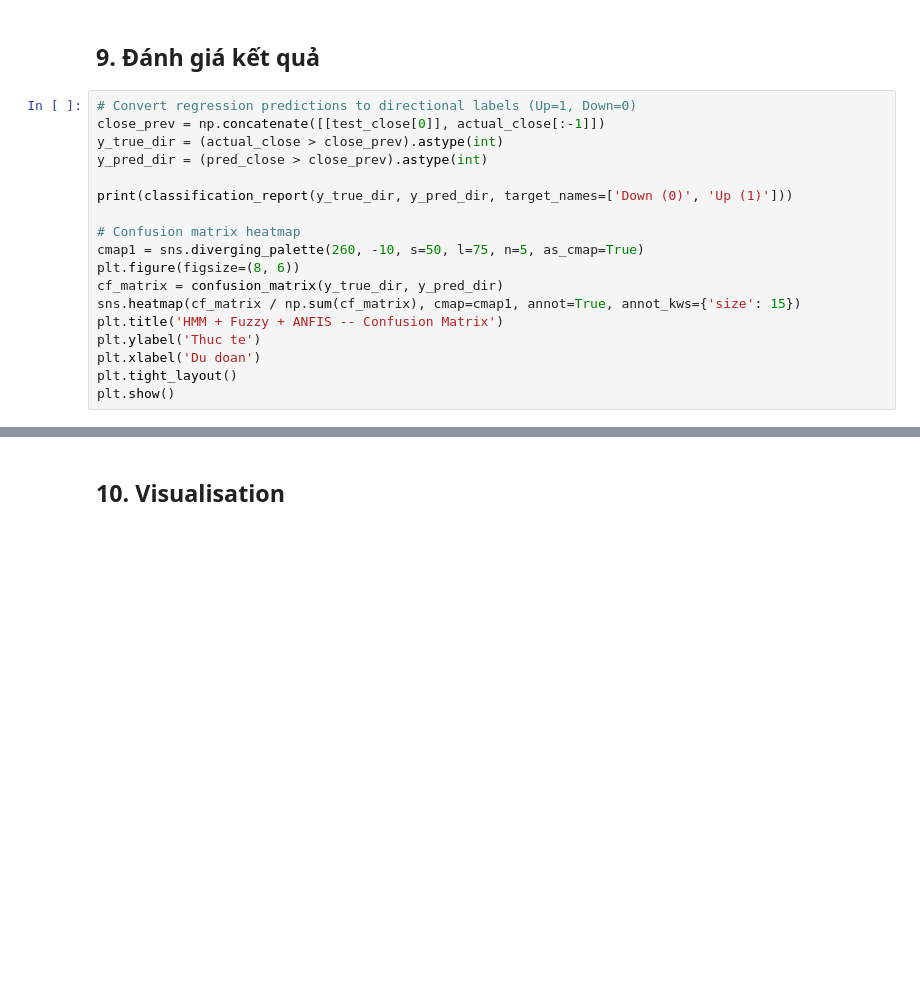
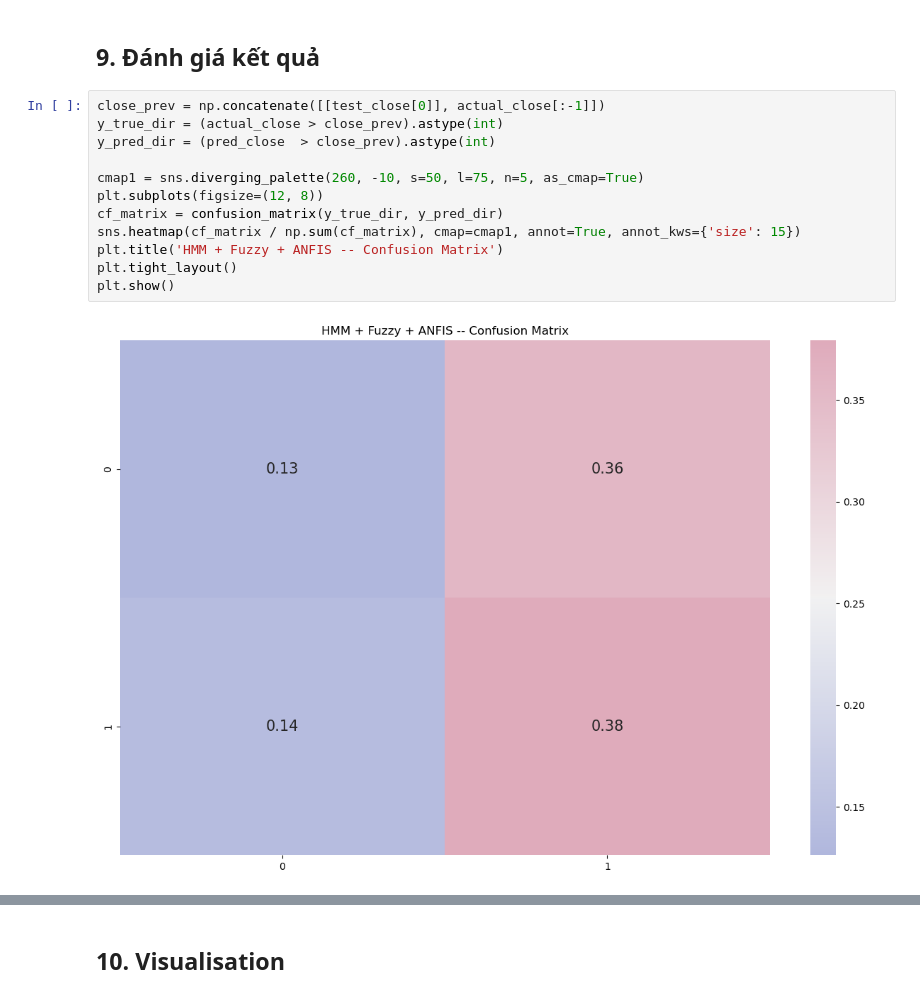
Before and after one commit to minhhuysgdev/markov-hidden-model, a Jupyter notebook: hmm_fuzzy_anfis_fpt.ipynb, the cells around one changed output, grey strips where cells are left out. Cells and saved outputs as stored; diff of their text form; blank space fills up the shorter version.

```diff
--- a/hmm_fuzzy_anfis_fpt.ipynb
+++ b/hmm_fuzzy_anfis_fpt.ipynb
@@ -475,20 +475,16 @@ Vi du: ngay 2024-03-01 | Thuc te: 81.09 | Du doan: 79.82
 # %% [markdown]
 ## 9. Đánh giá kết quả
 # %%
-# Convert regression predictions to directional labels (Up=1, Down=0)
 close_prev = np.concatenate([[test_close[0]], actual_close[:-1]])
 y_true_dir = (actual_close > close_prev).astype(int)
-y_pred_dir = (pred_close > close_prev).astype(int)
+y_pred_dir = (pred_close  > close_prev).astype(int)
 
-print(classification_report(y_true_dir, y_pred_dir, target_names=['Down (0)', 'Up (1)']))
-
-# Confusion matrix heatmap
 cmap1 = sns.diverging_palette(260, -10, s=50, l=75, n=5, as_cmap=True)
-plt.figure(figsize=(8, 6))
+plt.subplots(figsize=(12, 8))
 cf_matrix = confusion_matrix(y_true_dir, y_pred_dir)
 sns.heatmap(cf_matrix / np.sum(cf_matrix), cmap=cmap1, annot=True, annot_kws={'size': 15})
 plt.title('HMM + Fuzzy + ANFIS -- Confusion Matrix')
-plt.ylabel('Thuc te')
-plt.xlabel('Du doan')
 plt.tight_layout()
 plt.show()
+# %% [output]
+[figure, added]
```
Also changed, not shown: parts of 1 cell of this notebook, 3 other files.
